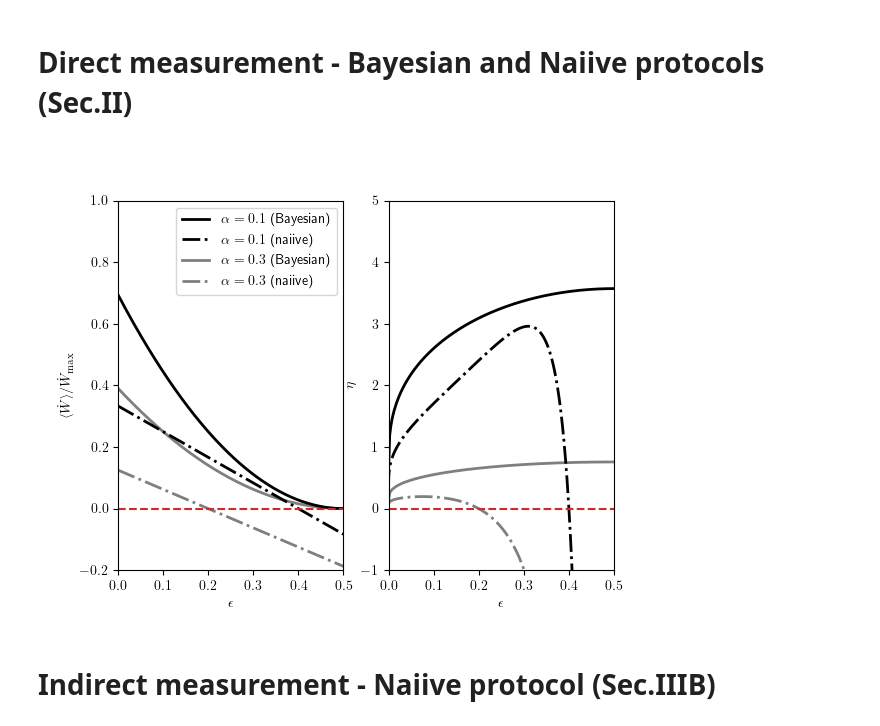
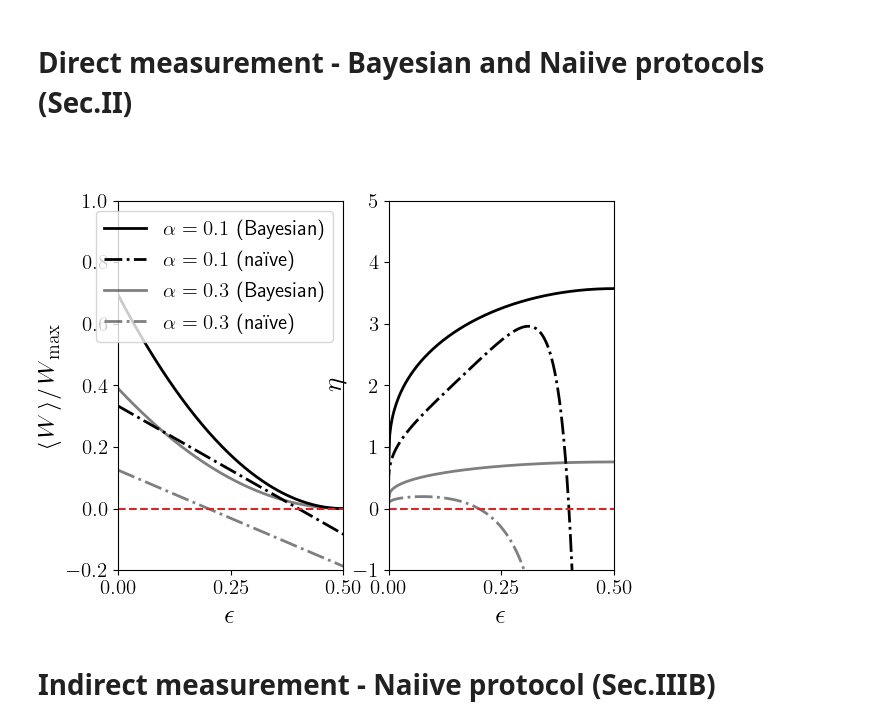
Before and after one commit to lucocconi2/Active_information_engine, a Jupyter notebook: dynamic_info_engine_SM.ipynb, the cells around one changed output. Saved outputs shown, nothing was run; the diff lists cells and outputs as text; code cells hidden in the pictures.

```diff
--- a/dynamic_info_engine_SM.ipynb
+++ b/dynamic_info_engine_SM.ipynb
@@ -15,6 +15,7 @@ from scipy.interpolate import CubicSpline
 
 from matplotlib import rc
 rc('text', usetex=True)
+plt.rcParams.update({'font.size': 15})
 # %% [markdown]
 # Direct measurement - Bayesian and Naiive protocols (Sec.II)
 # %%
@@ -49,7 +50,7 @@ m = 1
 nu = 2
 
 plt.plot(es_scatt,[work_bayes(e,alpha,m,nu) for e in es_scatt], color='k',alpha=1,linewidth=2,label=r'$\alpha=0.1$ (Bayesian)')
-plt.plot(es,[work_naive(e,alpha,m,nu) for e in es],color='k',linestyle='-.',linewidth=2,alpha=1,label=r'$\alpha=0.1$ (naiive)')
+plt.plot(es,[work_naive(e,alpha,m,nu) for e in es],color='k',linestyle='-.',linewidth=2,alpha=1,label=r'$\alpha=0.1$ (na{\"i}ve)')
 
 
 alpha = 0.3
@@ -57,35 +58,38 @@ m = 1
 nu = 2
 
 plt.plot(es_scatt,[work_bayes(e,alpha,m,nu) for e in es_scatt], color='k',alpha=0.5,linewidth=2,label=r'$\alpha=0.3$ (Bayesian)')
-plt.plot(es,[work_naive(e,alpha,m,nu) for e in es],color='k',linestyle='-.',linewidth=2,alpha=0.5,label=r'$\alpha=0.3$ (naiive)')
+plt.plot(es,[work_naive(e,alpha,m,nu) for e in es],color='k',linestyle='-.',linewidth=2,alpha=0.5,label=r'$\alpha=0.3$ (na{\"i}ve)')
 
 
 plt.legend(loc='upper right')
+#plt.legend(loc='center left', bbox_to_anchor=(1, 2))
 plt.hlines(0,0,0.5,color='tab:red',linestyle='--')
 plt.ylim(-0.2,1);plt.xlim(0,0.50)
 
-plt.xlabel(r'$\epsilon$');plt.ylabel(r'$\langle \dot{W} \rangle/\dot{W}_{\rm max}$')
+plt.xlabel(r'$\epsilon$',fontsize=20);plt.ylabel(r'$\langle \dot{W} \rangle/\dot{W}_{\rm max}$',fontsize=20)
+plt.xticks((0,0.25,0.5))
 
 plt.subplot(1,2,2)
 alpha = 0.1
 m = 1
 nu = 2
 
 plt.plot(es_scatt,[eff_bayes(e,alpha,m,nu) for e in es_scatt], color='k',linewidth=2)
 plt.plot(es,[eff_naive(e,alpha,m,nu) for e in es],color='k',linestyle='-.',linewidth=2,alpha=1,label=r'$\alpha=0.1$')
 
 alpha = 0.3
 m = 1
 nu = 2
 
 plt.plot(es_scatt,[eff_bayes(e,alpha,m,nu) for e in es_scatt], color='k',alpha=0.5,linewidth=2)
 plt.plot(es,[eff_naive(e,alpha,m,nu) for e in es],color='k',linestyle='-.',linewidth=2,alpha=0.5,label=r'$\alpha=0.3$')
 
 plt.ylim(-1,5);plt.xlim(0,0.50)
 plt.hlines(0,0,0.5,color='tab:red',linestyle='--')
 
-plt.xlabel(r'$\epsilon$');plt.ylabel(r'$\eta$')
+plt.xlabel(r'$\epsilon$',fontsize=20);plt.ylabel(r'$\eta$',fontsize=20)
+plt.xticks((0,0.25,0.5))
 
 plt.show()
 # %% [output]
-[figure, old version]
+[figure, new version]
```
Also changed, not shown: parts of 8 cells of this notebook.
